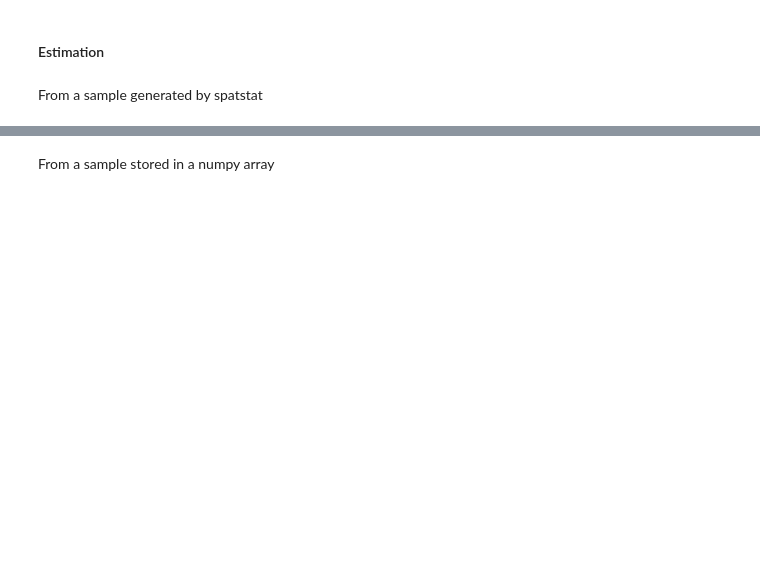
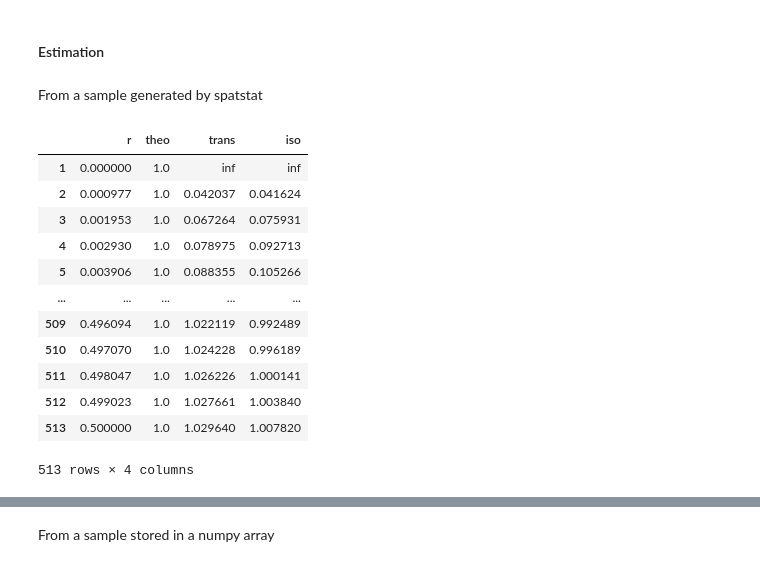
Before and after one commit to For-a-few-DPPs-more/spatstat-interface, a Jupyter notebook: notebooks/spatstat_playground.ipynb, the cells around one changed output, grey strips where cells are left out. Saved outputs shown, nothing was run; the diff lists cells and outputs as text; code cells hidden in the pictures; blank space fills up the shorter version.

```diff
--- a/notebooks/spatstat_playground.ipynb
+++ b/notebooks/spatstat_playground.ipynb
@@ -85,9 +87,9 @@ d = 2
 rho_max = (np.sqrt(np.pi) * alpha)**(-d)
 assert rho <= rho_max
 
-# spatstat.core.dppGauss(lambda=, alpha=, d=)
+# spatstat.model.dppGauss(lambda=, alpha=, d=)
 # However lambda is a reserved Python keyword
 # Let's circumvent the problem using a dictionnary
 params = {"lambda": rho, "alpha": alpha, "d": d}
-my_dpp = spatstat.core.dppGauss(**params)
+my_dpp = spatstat.model.dppGauss(**params)
 my_dpp
@@ -121,3 +135,3 @@ Generate the sample using `spatstat.core.simulate_dppm`
 # %%
-rsample = spatstat.core.simulate_dppm(my_dpp, W=window)
+rsample = spatstat.model.simulate_dppm(my_dpp, W=window)
 rsample
@@ -138,12 +163,26 @@ ax.set_aspect('equal', 'box')
 # %% [markdown]
 From a sample generated by spatstat
 # %%
-# If numpy2ri.activate() the output of spatstat.core.pcf is automatically converted to a numpy array
+# If numpy2ri.activate() the output of spatstat.model.pcf is automatically converted to a numpy array
 # Otherwise it is an R DataFrame that we can convert to a pandas DataFrame
 numpy2ri.deactivate()
-pcf_r = spatstat.core.pcf_ppp(rsample)
+pcf_r = spatstat.explore.pcf_ppp(rsample)
 pcf_df = to_pandas_data_frame(pcf_r)
 pcf_df
+# %% [output]
+|  | r | theo | trans | iso |
+| 1 | 0.000000 | 1.0 | inf | inf |
+| 2 | 0.000977 | 1.0 | 0.042037 | 0.041624 |
+| 3 | 0.001953 | 1.0 | 0.067264 | 0.075931 |
+| 4 | 0.002930 | 1.0 | 0.078975 | 0.092713 |
+| 5 | 0.003906 | 1.0 | 0.088355 | 0.105266 |
+| ... | ... | ... | ... | ... |
+| 509 | 0.496094 | 1.0 | 1.022119 | 0.992489 |
+| 510 | 0.497070 | 1.0 | 1.024228 | 0.996189 |
+| 511 | 0.498047 | 1.0 | 1.026226 | 1.000141 |
+| 512 | 0.499023 | 1.0 | 1.027661 | 1.003840 |
+| 513 | 0.500000 | 1.0 | 1.029640 | 1.007820 |
+513 rows × 4 columns
 # %%
 fig, ax = plt.subplots()
 r = np.linspace(0, 0.3, 1000)
```
Also changed, not shown: parts of 16 cells of this notebook, 7 other files.
